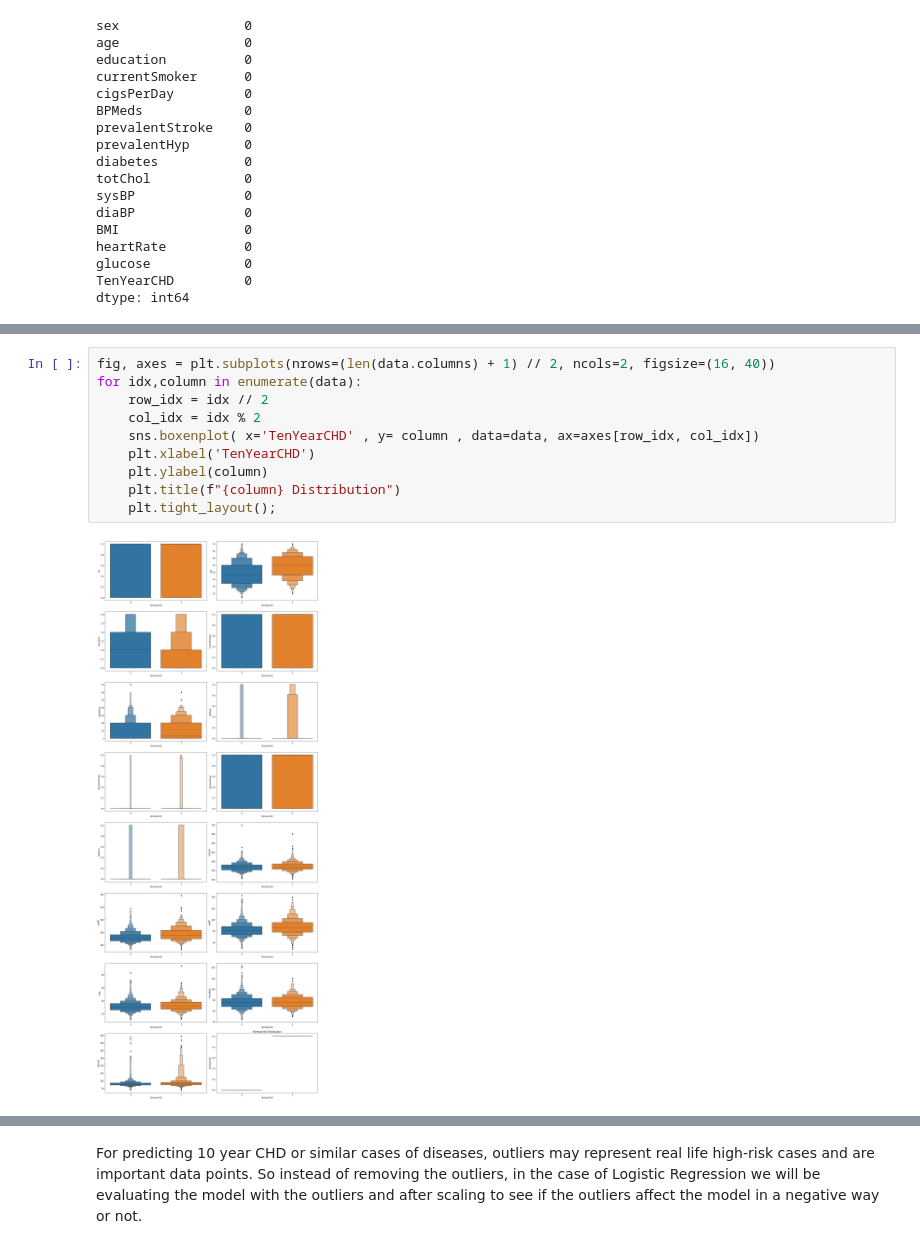
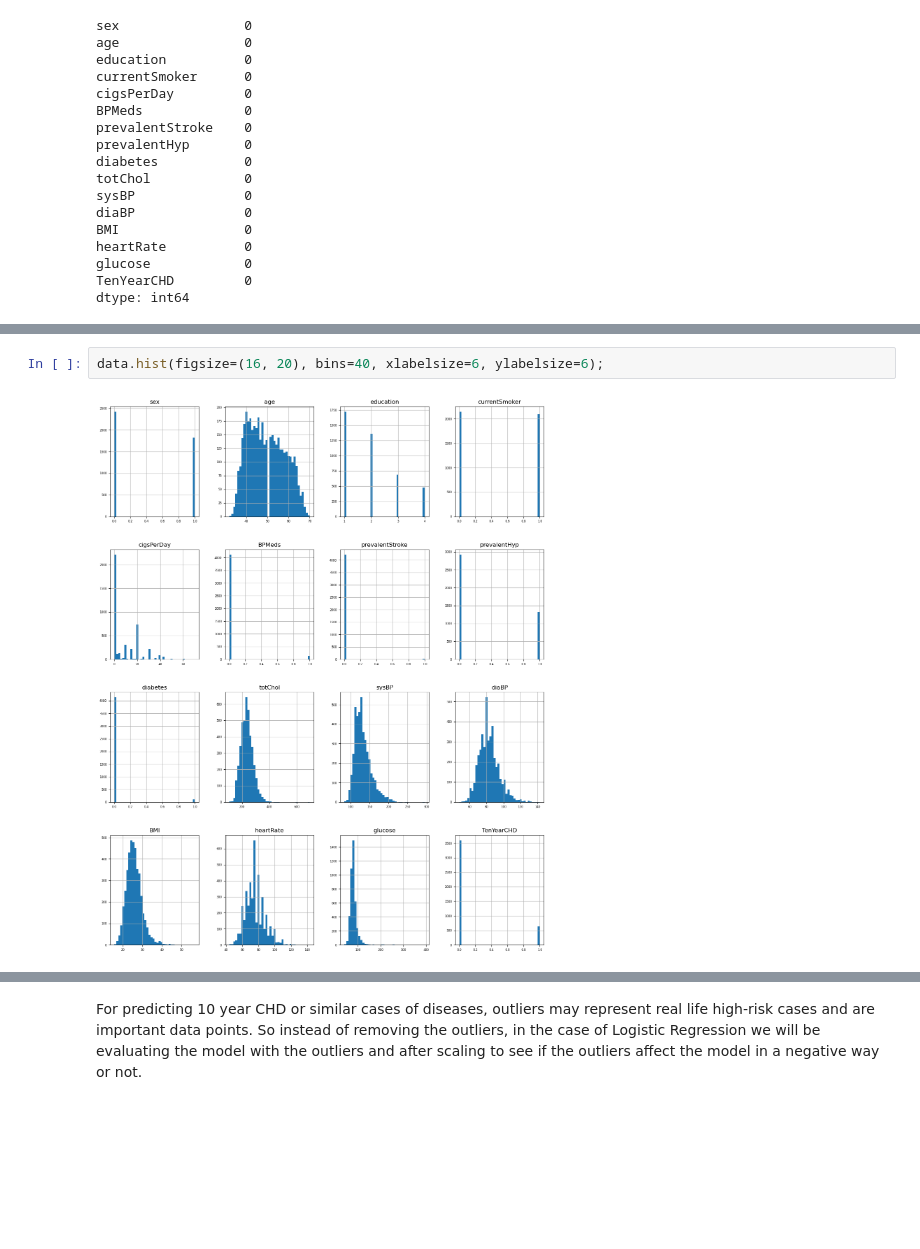
Before and after one commit to galij20/fds_framingham, a Jupyter notebook: project.ipynb, the cells around one changed output, grey strips where cells are left out. Drawn from its saved outputs; the diff is of its cells as text; blank space fills up the shorter version.

```diff
--- a/project.ipynb
+++ b/project.ipynb
@@ -185,12 +172,4 @@ for i in data.columns:
-# %%
-fig, axes = plt.subplots(nrows=(len(data.columns) + 1) // 2, ncols=2, figsize=(16, 40))
-for idx,column in enumerate(data):
-    row_idx = idx // 2
-    col_idx = idx % 2
-    sns.boxenplot( x='TenYearCHD' , y= column , data=data, ax=axes[row_idx, col_idx])
-    plt.xlabel('TenYearCHD')
-    plt.ylabel(column)
-    plt.title(f"{column} Distribution")
-    plt.tight_layout();
-# %% [output]
-[figure, removed]
+# %%
+data.hist(figsize=(16, 20), bins=40, xlabelsize=6, ylabelsize=6);
+# %% [output]
+[figure, added]
```
Also changed, not shown: parts of 22 cells of this notebook, 1 other file.
